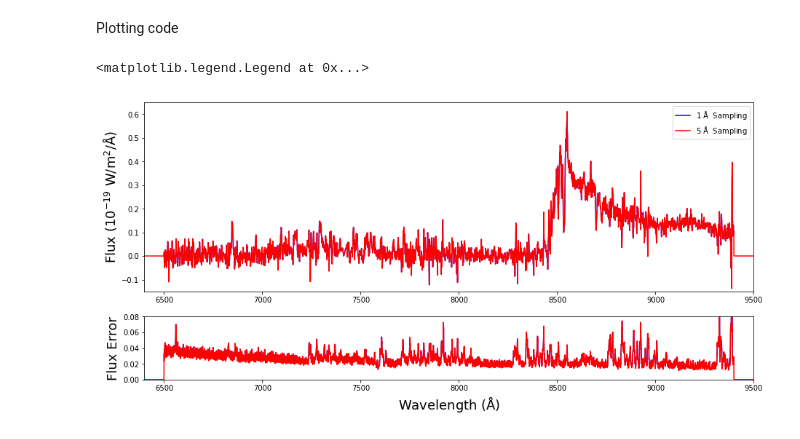
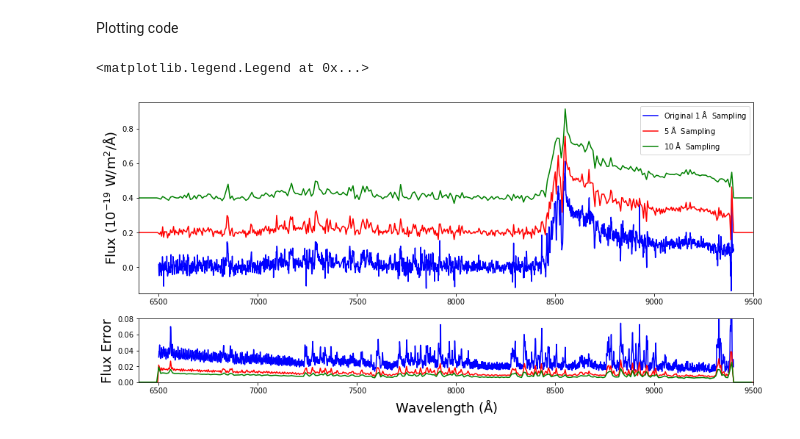
Before and after one commit to ACCarnall/SpectRes, a Jupyter notebook: examples/example_hizquasar.ipynb, the cells around one changed output. Drawn from its saved outputs; the diff is of its cells as text; code cells hidden in the pictures.

Commit message:
Added vertical offset to plot.

```diff
--- a/examples/example_hizquasar.ipynb
+++ b/examples/example_hizquasar.ipynb
@@ -10,37 +10,41 @@ spectrum = np.loadtxt("VST-ATLAS_J025.6821-33.4627.txt")
 # %% [markdown]
 Specify the grid of wavelengths onto which you wish to sample, note that the new wavelength range is outside the ole wavelength range, zeros are padded when data is not available at those wavelengths.
 # %%
-regrid = np.arange(6400., 9500., 0.01)
+regrid1 = np.arange(6400., 9500., 5.0)
+regrid2 = np.arange(6400., 9500., 10.0)
 # %% [markdown]
 Call the spectres function to resample the input spectrum or spectra to the new wavelength grid
 # %%
-spec_resample, spec_errs_resample = spectres(regrid, spectrum[:,0], spectrum[:,1], spec_errs=spectrum[:,2])
+spec_resample1, spec_errs_resample1 = spectres(regrid1, spectrum[:,0], spectrum[:,1], spec_errs=spectrum[:,2])
+spec_resample2, spec_errs_resample2 = spectres(regrid2, spectrum[:,0], spectrum[:,1], spec_errs=spectrum[:,2])
 # %% [markdown]
 Plotting code
 # %%
 f, (ax1, ax2) = plt.subplots(2, figsize=(15,7))
 gs = gridspec.GridSpec(2, 1, height_ratios=[3,1])
 
 ax1 = plt.subplot(gs[0])
 ax2 = plt.subplot(gs[1])
 
-ax1.plot(spectrum[:,0], spectrum[:,1]*10**19, color="blue", lw=1.5, label="1 $\mathrm{\AA}\ $ Sampling")
-ax1.plot(regrid, spec_resample*10**19, color="red", lw=1.5, label="5 $\mathrm{\AA}\ $ Sampling")
+ax1.plot(spectrum[:,0], spectrum[:,1] * 1E19, color="blue", lw=1.5, label="Original 1 $\mathrm{\AA}\ $ Sampling")
+ax1.plot(regrid1, spec_resample1 * 1E19 + 0.2, color="red", lw=1.5, label="5 $\mathrm{\AA}\ $ Sampling")
+ax1.plot(regrid2, spec_resample2 * 1E19 + 0.4, color="green", lw=1.5, label="10 $\mathrm{\AA}\ $ Sampling")
 
 
-ax2.plot(spectrum[:,0], spectrum[:,2]*10**19, color="blue", lw=1.5)
-ax2.plot(regrid, spec_errs_resample*10**19, color="red", lw=1.5)
+ax2.plot(spectrum[:,0], spectrum[:,2] * 1E19, color="blue", lw=1.5)
+ax2.plot(regrid1, spec_errs_resample1 * 1E19, color="red", lw=1.5)
+ax2.plot(regrid2, spec_errs_resample2 * 1E19, color="green", lw=1.5)
 
 ax1.set_ylabel("Flux ($10^{-19}\ \mathrm{W/m^2/\\AA)}$", size=18)
 ax2.set_ylabel("Flux Error", size=18)
 
 ax2.set_xlabel("Wavelength ($\mathrm{\AA}$)", size=18)
 
 ax1.set_xlim(6400, 9500)
-ax1.set_ylim(-0.15, 0.65)
+ax1.set_ylim(-0.15, 0.95)
 ax2.set_xlim(6400, 9500)
 ax2.set_ylim(0, 0.08)
 ax1.legend()
 # %% [output]
 <matplotlib.legend.Legend at 0x...>
-[figure, old version]
+[figure, new version]
```
